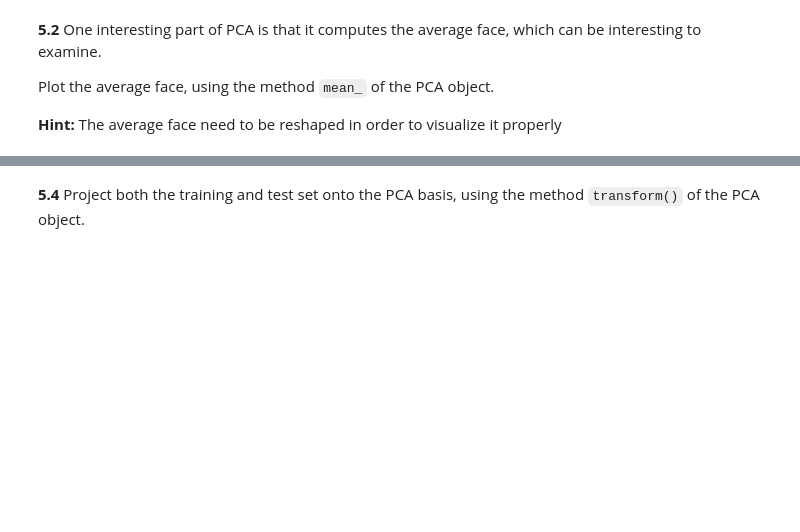
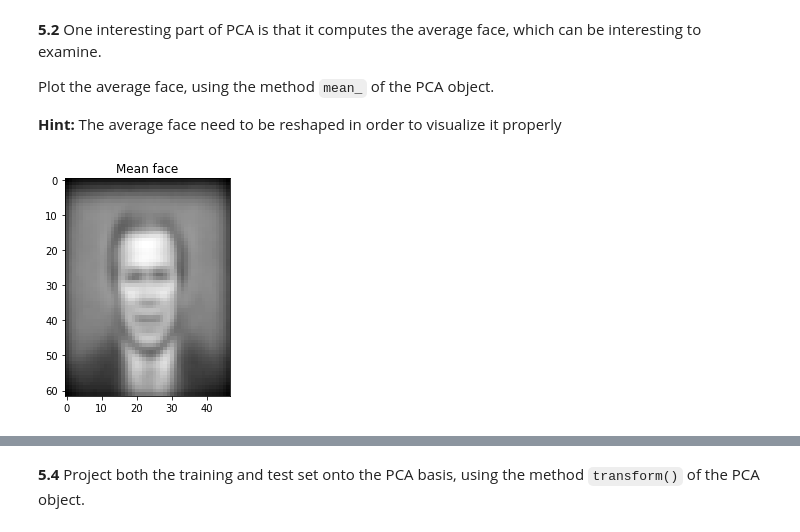
Before and after one commit to Zhipeng139/Computer-Vison_UB_P6, a Jupyter notebook: P6_2022_23.ipynb, the cells around one changed output, grey strips where cells are left out. Cells and saved outputs as stored; diff of their text form; code cells hidden in the pictures; blank space fills up the shorter version.

```diff
--- a/P6_2022_23.ipynb
+++ b/P6_2022_23.ipynb
@@ -491,6 +469,13 @@ Plot the average face, using the method `mean_` of the PCA object.
 **Hint:** The average face need to be reshaped in order to visualize it properly
 # %%
 #your solution
+n_samples, h, w = data_set.images.shape
+eigenfaces = pca.mean_.reshape((h, w))
+plt.imshow(eigenfaces, cmap="gray")
+plt.title("Mean face")
+plt.show()
+# %% [output]
+[figure, added]
 # %% [markdown]
 **5.3** Furhtermore, we can check all the principal components (i.e. eigenfaces) considering the corresponding importance. Visualize 30 principal eigenfaces.
 
```
Also changed, not shown: parts of 23 cells of this notebook.
